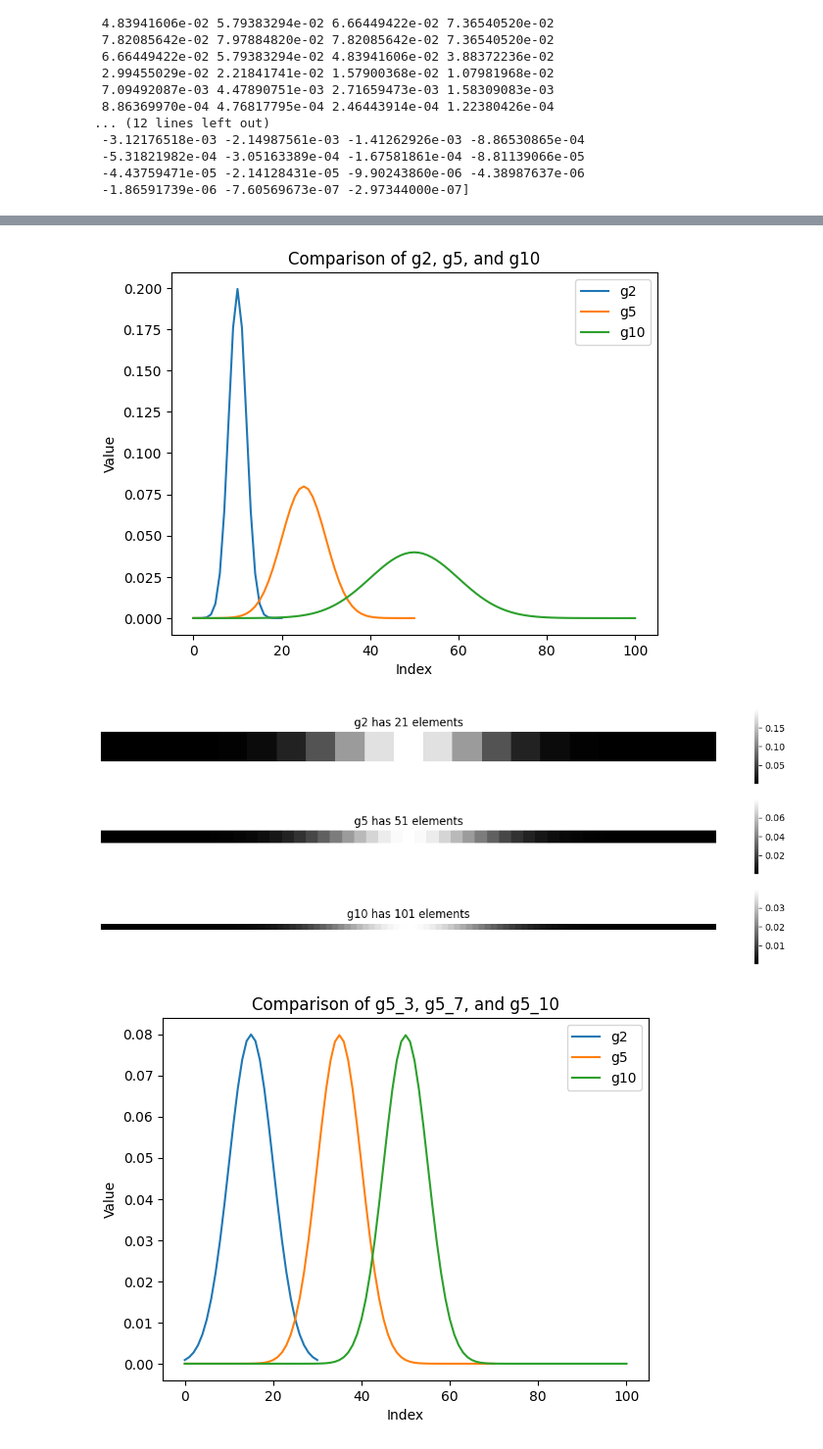
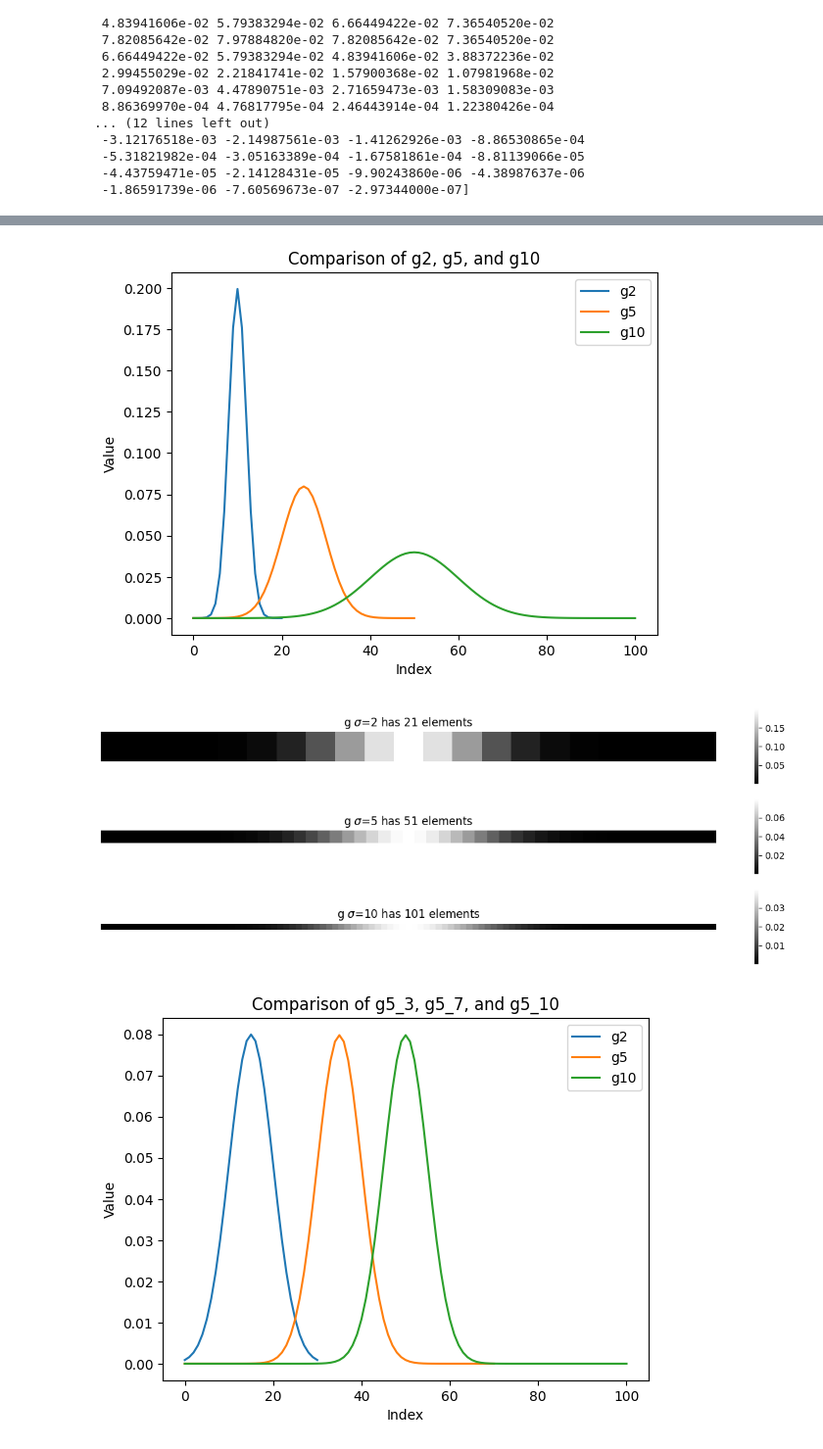
Before and after one commit to yufanana/ComputerVision02504, a Jupyter notebook: notebooks/ex6.ipynb, the cells around one changed output, grey strips where cells are left out. Shown at 98% size. Cells and saved outputs as stored; diff of their text form; code cells hidden in the pictures.

```diff
--- a/notebooks/ex6.ipynb
+++ b/notebooks/ex6.ipynb
@@ -77,34 +75,34 @@ plt.show()
 # %%
 # Visualizing kernels with different sigma
 g2, gd2 = gaussian_1D_kernel(sigma=2)
 g5, gd5 = gaussian_1D_kernel(sigma=5)
 g10, gd10 = gaussian_1D_kernel(sigma=10)
 
 # Plotting as line plots
 plt.plot(g2, label='g2')
 plt.plot(g5, label='g5')
 plt.plot(g10, label='g10')
 plt.xlabel('Index')
 plt.ylabel('Value')
 plt.title('Comparison of g2, g5, and g10')
 plt.legend()
 plt.show()
 
 # Plotting as pixel heatmaps
 figure, ax = plt.subplots(3, 1, figsize=(15, 5))
-ax[0].set_title(f'g2 has {g2.shape[0]} elements')
-ax[1].set_title(f'g5 has {g5.shape[0]} elements')
-ax[2].set_title(f'g10 has {g10.shape[0]} elements')
+ax[0].set_title(f'g $\sigma$=2 has {g2.shape[0]} elements')
+ax[1].set_title(f'g $\sigma$=5 has {g5.shape[0]} elements')
+ax[2].set_title(f'g $\sigma$=10 has {g10.shape[0]} elements')
 ax[0].set_axis_off()
 ax[1].set_axis_off()
 ax[2].set_axis_off()
 sns.heatmap([g2], ax=ax[0], square=True, cmap='gray')
 sns.heatmap([g5], ax=ax[1], square=True, cmap='gray')
 sns.heatmap([g10], ax=ax[2], square=True, cmap='gray')
 plt.show()
 # %% [output]
 [figure]
-[figure, old version]
+[figure, new version]
 # %%
 # Visualizing kernels with different rules
 g5_3, gd5_3 = gaussian_1D_kernel(sigma=5, rule=3)
```
Also changed, not shown: parts of 2 cells of this notebook, 9 other files.
